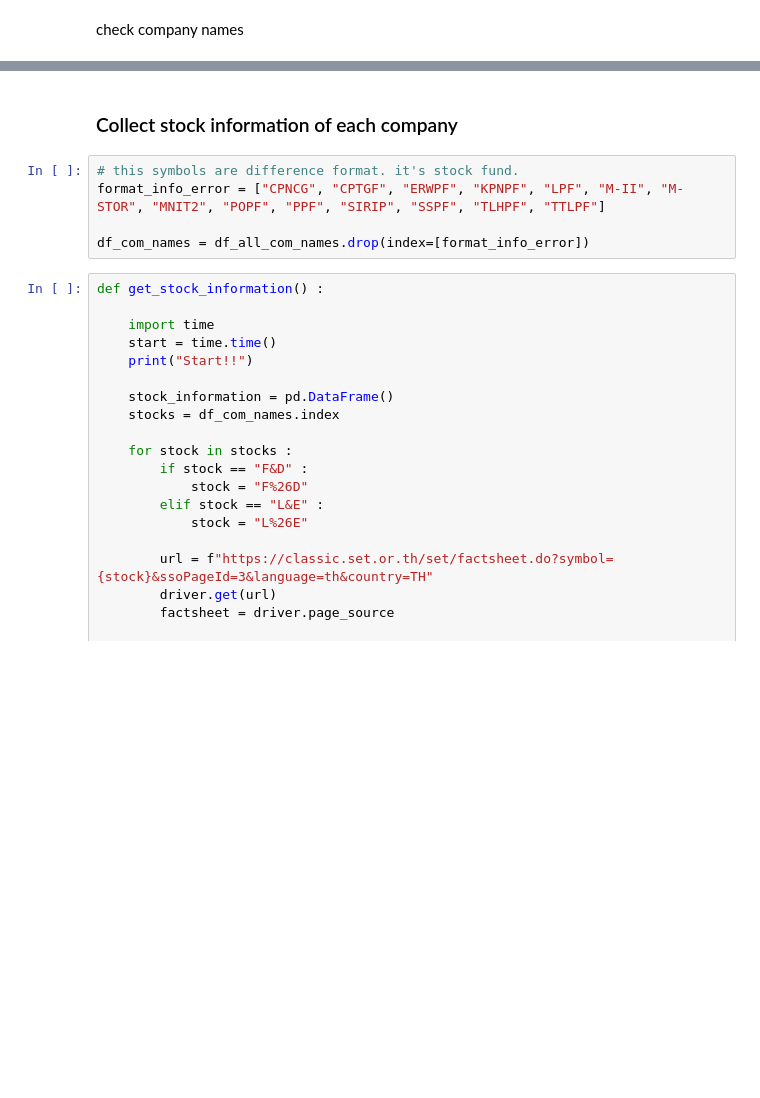
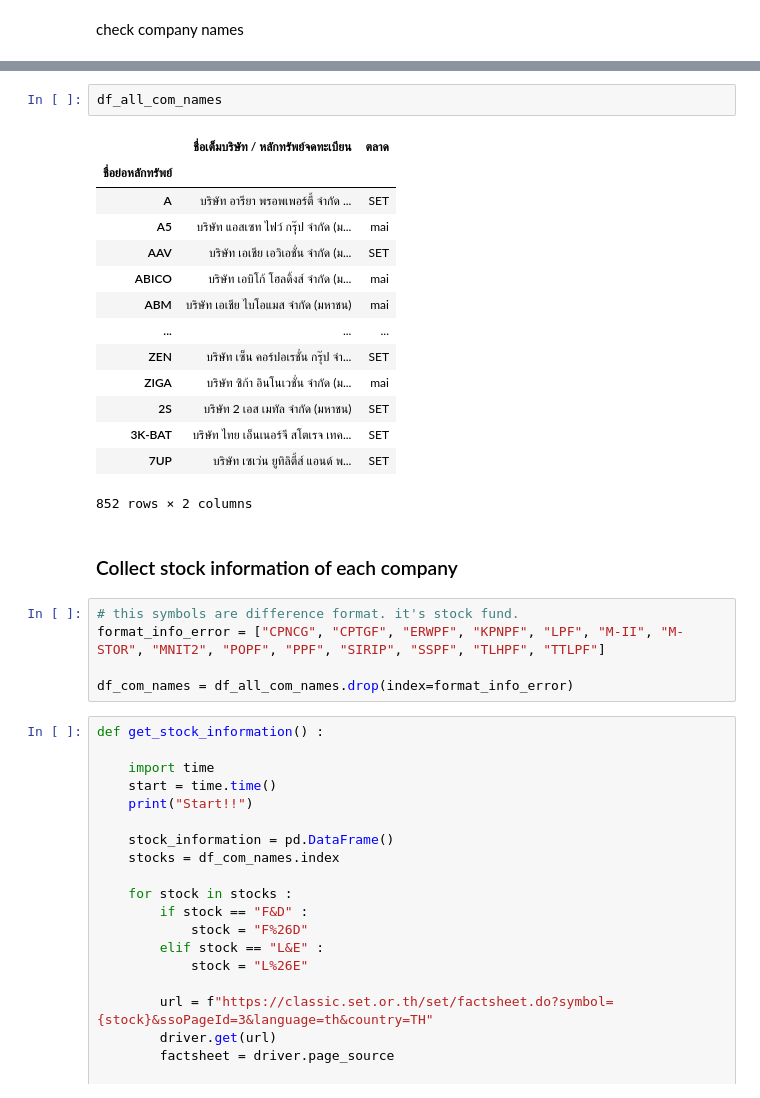
Before and after one commit to pakkapont/Scraping_Stock_Infomation_From_SET, a Jupyter notebook: Scraping_stock_information_from_SET.ipynb, the cells around one changed output, grey strips where cells are left out. Cells and saved outputs as stored; diff of their text form; blank space fills up the shorter version.

```diff
--- a/Scraping_stock_information_from_SET.ipynb
+++ b/Scraping_stock_information_from_SET.ipynb
@@ -47,10 +55,27 @@ df_all_com_names.index
+# %%
+df_all_com_names
+# %% [output]
+|  | ชื่อเต็มบริษัท / หลักทรัพย์จดทะเบียน | ตลาด |
+| ชื่อย่อหลักทรัพย์ |  |  |
+| A | บริษัท อารียา พรอพเพอร์ตี้ จำกัด ... | SET |
+| A5 | บริษัท แอสเซท ไฟว์ กรุ๊ป จำกัด (ม... | mai |
+| AAV | บริษัท เอเชีย เอวิเอชั่น จำกัด (ม... | SET |
+| ABICO | บริษัท เอบิโก้ โฮลดิ้งส์ จำกัด (ม... | mai |
+| ABM | บริษัท เอเชีย ไบโอแมส จำกัด (มหาชน) | mai |
+| ... | ... | ... |
+| ZEN | บริษัท เซ็น คอร์ปอเรชั่น กรุ๊ป จำ... | SET |
+| ZIGA | บริษัท ซิก้า อินโนเวชั่น จำกัด (ม... | mai |
+| 2S | บริษัท 2 เอส เมทัล จำกัด (มหาชน) | SET |
+| 3K-BAT | บริษัท ไทย เอ็นเนอร์จี สโตเรจ เทค... | SET |
+| 7UP | บริษัท เซเว่น ยูทิลิตี้ส์ แอนด์ พ... | SET |
+852 rows × 2 columns
 # %% [markdown]
 ### Collect stock information of each company
 # %%
 # this symbols are difference format. it's stock fund.
 format_info_error = ["CPNCG", "CPTGF", "ERWPF", "KPNPF", "LPF", "M-II", "M-STOR", "MNIT2", "POPF", "PPF", "SIRIP", "SSPF", "TLHPF", "TTLPF"]
 
-df_com_names = df_all_com_names.drop(index=[format_info_error])
+df_com_names = df_all_com_names.drop(index=format_info_error)
 # %%
 def get_stock_information() :
 
```
Also changed, not shown: parts of 9 cells of this notebook.
